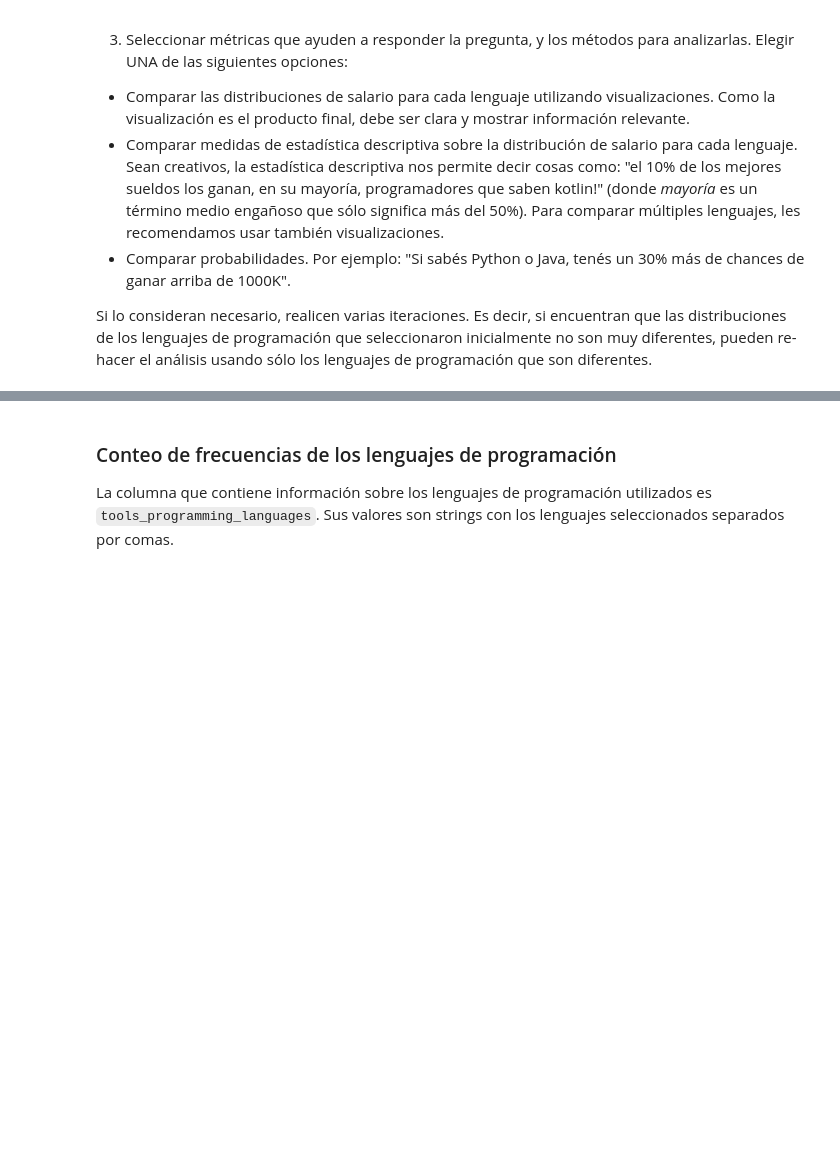
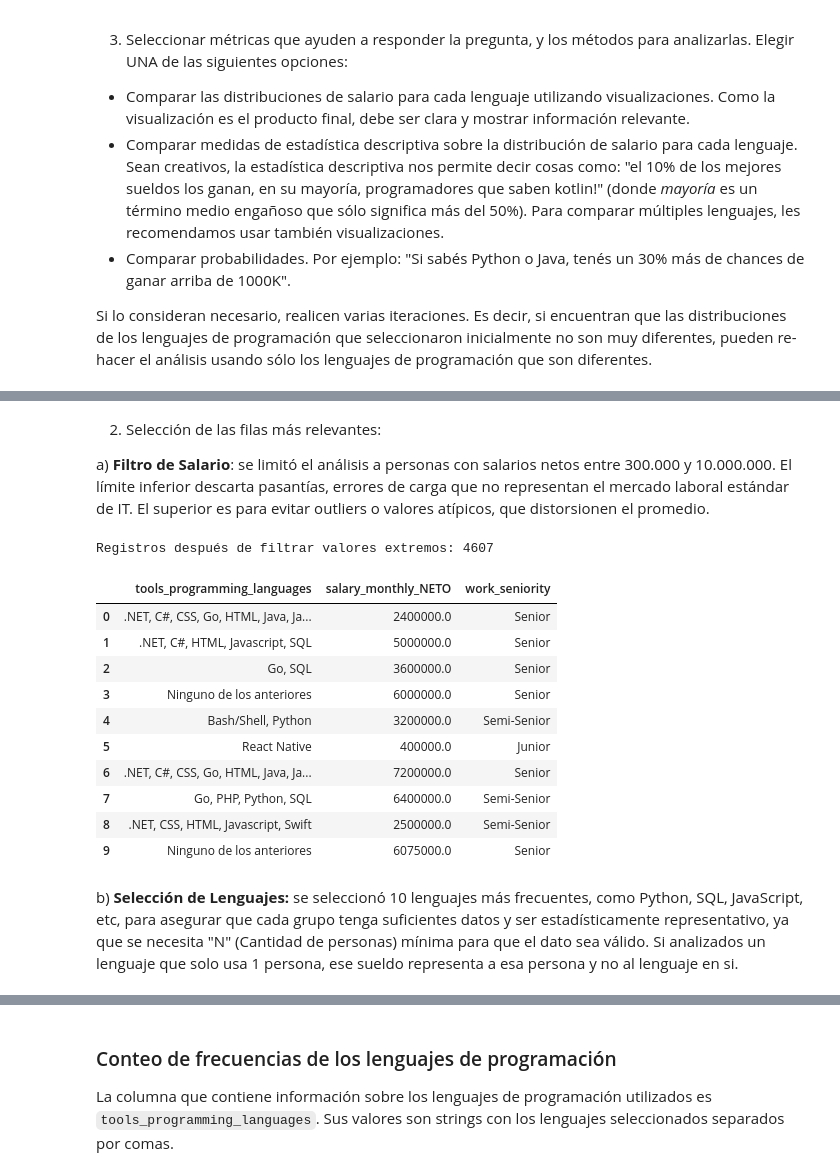
Before and after one commit to agustinanedel/Diplomatura2026, a Jupyter notebook: Copia_de_Entregable_Parte_1.ipynb, the cells around one changed output, grey strips where cells are left out. Cells and saved outputs as stored; diff of their text form; code cells hidden in the pictures; blank space fills up the shorter version.

```diff
--- a/Copia_de_Entregable_Parte_1.ipynb
+++ b/Copia_de_Entregable_Parte_1.ipynb
@@ -60,0 +129,35 @@ relevant_columns = ['tools_programming_languages', 'salary_monthly_NETO']
+# %% [markdown]
+2. Selección de las filas más relevantes:
+
+
+a) **Filtro de Salario**: se limitó el análisis a personas con salarios netos entre 300.000 y 10.000.000. El límite inferior descarta pasantías, errores de carga que no representan el mercado laboral estándar de IT. El superior es para evitar outliers o valores atípicos, que distorsionen el promedio.
+# %%
+# 1. Definimos los límites
+limite_inferior = 300000
+limite_superior = 10000000
+
+# 2. El símbolo '&' significa que se deben cumplir AMBAS condiciones
+df_filtrado = df_seleccion[(df_seleccion['salary_monthly_NETO'] >= limite_inferior) &
+                           (df_seleccion['salary_monthly_NETO'] <= limite_superior)]
+
+# 3. Se eliminan las filas que no tengan ningún dato en el salario (NaN)
+df_filtrado = df_filtrado.dropna(subset=['salary_monthly_NETO'])
+
+# 4. Resultados
+print(f"Registros después de filtrar valores extremos: {len(df_filtrado)}")
+df_filtrado.head(10)
+# %% [output]
+Registros después de filtrar valores extremos: 4607
+|  | tools_programming_languages | salary_monthly_NETO | work_seniority |
+| 0 | .NET, C#, CSS, Go, HTML, Java, Ja... | 2400000.0 | Senior |
+| 1 | .NET, C#, HTML, Javascript, SQL | 5000000.0 | Senior |
+| 2 | Go, SQL | 3600000.0 | Senior |
+| 3 | Ninguno de los anteriores | 6000000.0 | Senior |
+| 4 | Bash/Shell, Python | 3200000.0 | Semi-Senior |
+| 5 | React Native | 400000.0 | Junior |
+| 6 | .NET, C#, CSS, Go, HTML, Java, Ja... | 7200000.0 | Senior |
+| 7 | Go, PHP, Python, SQL | 6400000.0 | Semi-Senior |
+| 8 | .NET, CSS, HTML, Javascript, Swift | 2500000.0 | Semi-Senior |
+| 9 | Ninguno de los anteriores | 6075000.0 | Senior |
+# %% [markdown]
+b)   **Selección de Lenguajes:** se seleccionó 10 lenguajes más frecuentes, como Python, SQL, JavaScript, etc, para asegurar que cada grupo tenga suficientes datos y ser estadísticamente representativo, ya que se necesita "N" (Cantidad de personas) mínima para que el dato sea válido. Si analizados un lenguaje que solo usa 1 persona, ese sueldo representa a esa persona y no al lenguaje en si.
```
Also changed, not shown: parts of 20 cells of this notebook.
